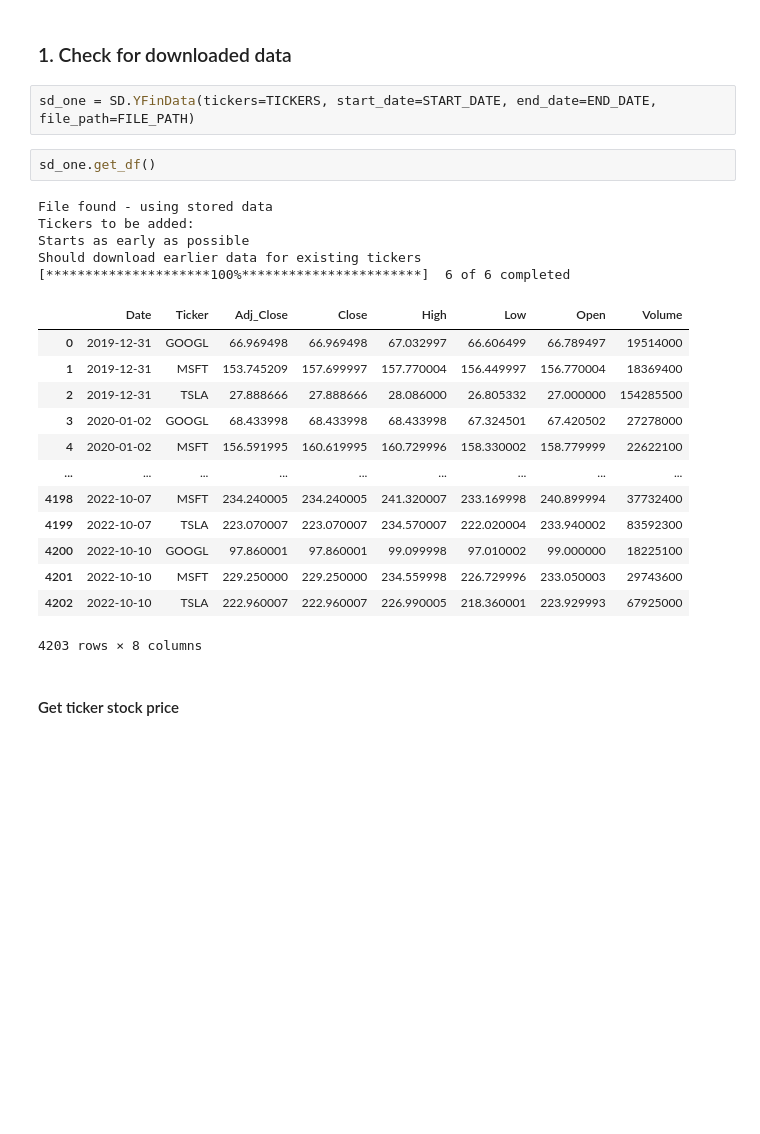
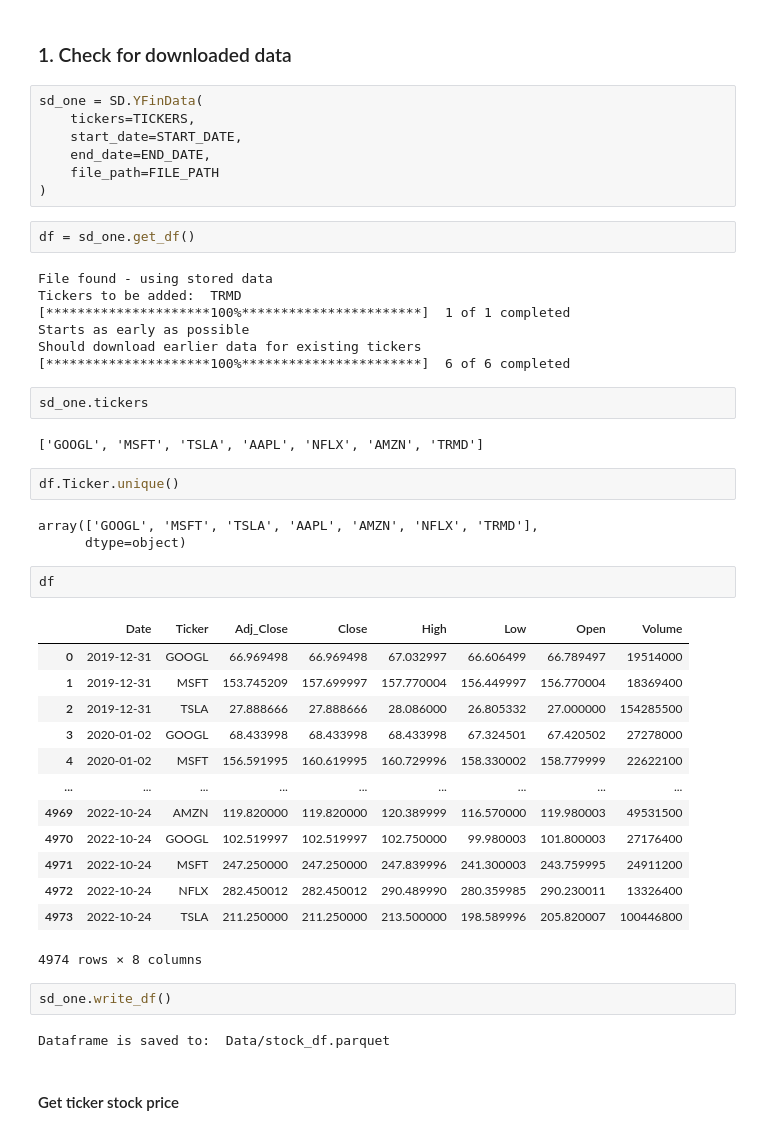
Before and after one commit to WiGram/InvestDB, a Jupyter notebook: class_test.ipynb, the cells around one changed output. Saved outputs shown, nothing was run; the diff lists cells and outputs as text; blank space fills up the shorter version.

```diff
--- a/class_test.ipynb
+++ b/class_test.ipynb
@@ -23,28 +23,50 @@ TICKERS = ['GOOGL', 'MSFT', 'TSLA', 'AAPL', 'NFLX', 'AMZN']
 # %% [markdown]
 ### 1. Check for downloaded data
 # %%
-sd_one = SD.YFinData(tickers=TICKERS, start_date=START_DATE, end_date=END_DATE, file_path=FILE_PATH)
+sd_one = SD.YFinData(
+    tickers=TICKERS,
+    start_date=START_DATE,
+    end_date=END_DATE,
+    file_path=FILE_PATH
+)
+# %%
+df = sd_one.get_df()
+# %% [output]
+File found - using stored data
+Tickers to be added:  TRMD
+[*********************100%***********************]  1 of 1 completed
+Starts as early as possible
+Should download earlier data for existing tickers
+[*********************100%***********************]  6 of 6 completed
 # %%
-sd_one.get_df()
+sd_one.tickers
 # %% [output]
-File found - using stored data
-Tickers to be added:
-Starts as early as possible
-Should download earlier data for existing tickers
-[*********************100%***********************]  6 of 6 completed
+['GOOGL', 'MSFT', 'TSLA', 'AAPL', 'NFLX', 'AMZN', 'TRMD']
-|  | Date | Ticker | Adj_Close | Close | High | Low | Open | Volume |
-| 0 | 2019-12-31 | GOOGL | 66.969498 | 66.969498 | 67.032997 | 66.606499 | 66.789497 | 19514000 |
-| 1 | 2019-12-31 | MSFT | 153.745209 | 157.699997 | 157.770004 | 156.449997 | 156.770004 | 18369400 |
-| 2 | 2019-12-31 | TSLA | 27.888666 | 27.888666 | 28.086000 | 26.805332 | 27.000000 | 154285500 |
-| 3 | 2020-01-02 | GOOGL | 68.433998 | 68.433998 | 68.433998 | 67.324501 | 67.420502 | 27278000 |
-| 4 | 2020-01-02 | MSFT | 156.591995 | 160.619995 | 160.729996 | 158.330002 | 158.779999 | 22622100 |
-| ... | ... | ... | ... | ... | ... | ... | ... | ... |
-| 4198 | 2022-10-07 | MSFT | 234.240005 | 234.240005 | 241.320007 | 233.169998 | 240.899994 | 37732400 |
-| 4199 | 2022-10-07 | TSLA | 223.070007 | 223.070007 | 234.570007 | 222.020004 | 233.940002 | 83592300 |
-| 4200 | 2022-10-10 | GOOGL | 97.860001 | 97.860001 | 99.099998 | 97.010002 | 99.000000 | 18225100 |
-| 4201 | 2022-10-10 | MSFT | 229.250000 | 229.250000 | 234.559998 | 226.729996 | 233.050003 | 29743600 |
-| 4202 | 2022-10-10 | TSLA | 222.960007 | 222.960007 | 226.990005 | 218.360001 | 223.929993 | 67925000 |
-4203 rows × 8 columns
+# %%
+df.Ticker.unique()
+# %% [output]
+array(['GOOGL', 'MSFT', 'TSLA', 'AAPL', 'AMZN', 'NFLX', 'TRMD'],
+      dtype=object)
+# %%
+df
+# %% [output]
+|  | Date | Ticker | Adj_Close | Close | High | Low | Open | Volume |
+| 0 | 2019-12-31 | GOOGL | 66.969498 | 66.969498 | 67.032997 | 66.606499 | 66.789497 | 19514000 |
+| 1 | 2019-12-31 | MSFT | 153.745209 | 157.699997 | 157.770004 | 156.449997 | 156.770004 | 18369400 |
+| 2 | 2019-12-31 | TSLA | 27.888666 | 27.888666 | 28.086000 | 26.805332 | 27.000000 | 154285500 |
+| 3 | 2020-01-02 | GOOGL | 68.433998 | 68.433998 | 68.433998 | 67.324501 | 67.420502 | 27278000 |
+| 4 | 2020-01-02 | MSFT | 156.591995 | 160.619995 | 160.729996 | 158.330002 | 158.779999 | 22622100 |
+| ... | ... | ... | ... | ... | ... | ... | ... | ... |
+| 4969 | 2022-10-24 | AMZN | 119.820000 | 119.820000 | 120.389999 | 116.570000 | 119.980003 | 49531500 |
+| 4970 | 2022-10-24 | GOOGL | 102.519997 | 102.519997 | 102.750000 | 99.980003 | 101.800003 | 27176400 |
+| 4971 | 2022-10-24 | MSFT | 247.250000 | 247.250000 | 247.839996 | 241.300003 | 243.759995 | 24911200 |
+| 4972 | 2022-10-24 | NFLX | 282.450012 | 282.450012 | 290.489990 | 280.359985 | 290.230011 | 13326400 |
+| 4973 | 2022-10-24 | TSLA | 211.250000 | 211.250000 | 213.500000 | 198.589996 | 205.820007 | 100446800 |
+4974 rows × 8 columns
+# %%
+sd_one.write_df()
+# %% [output]
+Dataframe is saved to:  Data/stock_df.parquet
 # %% [markdown]
 #### Get ticker stock price
 # %%
```
Also changed, not shown: parts of 6 cells of this notebook, 5 other files.
